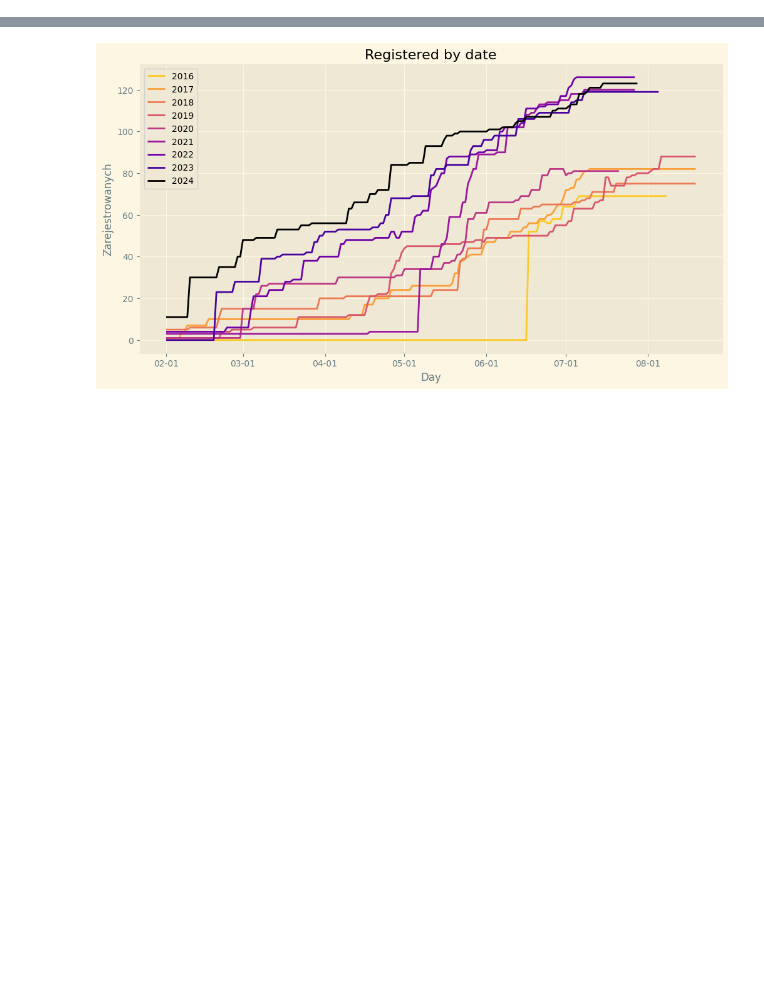
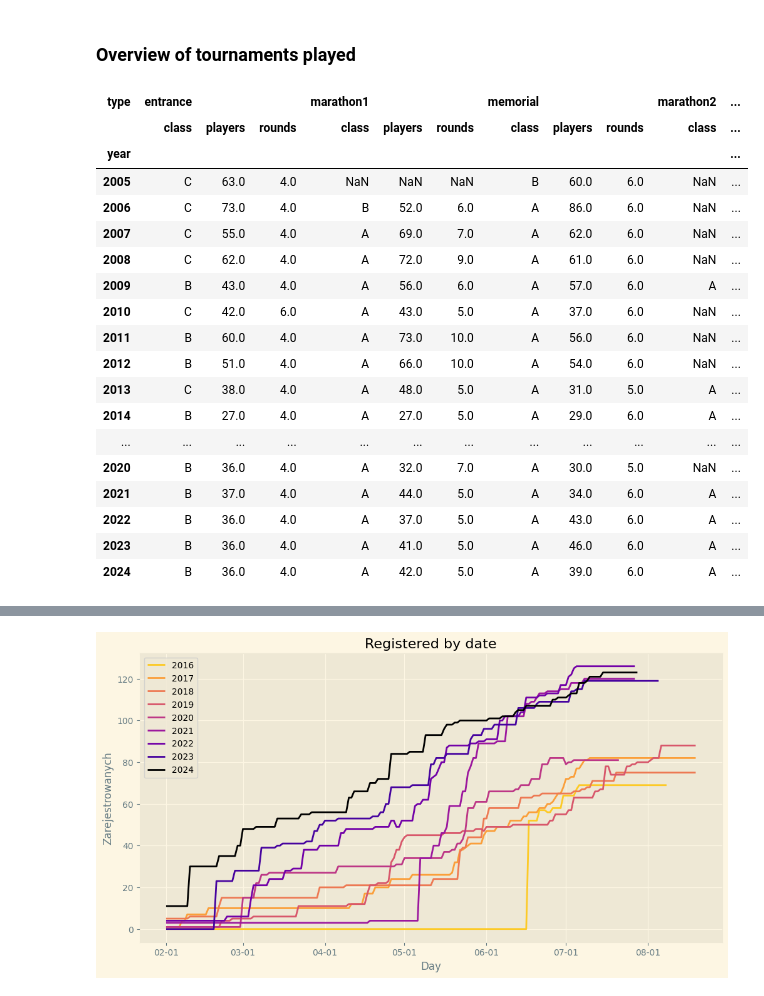
Before and after one commit to tasuki/lsg-analyze, a Jupyter notebook: notebooks/Insights.ipynb, the cells around one changed output, grey strips where cells are left out. Cells and saved outputs as stored; diff of their text form; code cells hidden in the pictures; blank space fills up the shorter version.

```diff
--- a/notebooks/Insights.ipynb
+++ b/notebooks/Insights.ipynb
@@ -37,0 +17,15 @@ plt.show()
+# %%
+def categorize(t):
+    if 'memorial' in t.lower():
+        return 'memorial'
+    if 'marathon' in t.lower() or 'marthon' in t.lower() or t == 'Summer Go Camp':
+        return 'marathon'
+    if 'entrance' in t.lower() or 'entry' in t.lower() or t == 'Summer Go School' or t == 'Summer Go School Rapid':
+        return 'entrance'
+    return 'other'
+
+df['year'] = pd.to_datetime(df['date']).dt.year
+df['type'] = df['desc'].apply(categorize)
+df_grouped = df.groupby(['year', 'type']).size().unstack(fill_value=0)
+df_grouped = df_grouped.reindex(columns=['entrance', 'memorial', 'marathon'], fill_value=0)
+df_grouped
@@ -37,0 +51,34 @@ plt.show()
+# %% [markdown]
+### Overview of tournaments played
+# %%
+df_filtered = df[df['type'] != 'other'].copy()
+df_filtered['type'] = df_filtered.groupby(['year', 'type']).cumcount().add(1).astype(str).where(df_filtered['type'] == 'marathon', '').radd(df_filtered['type'])
+
+pivot_df = df_filtered.pivot_table(index='year', columns='type', values=['players', 'rounds', 'class'], aggfunc='first')
+
+# Reorder the columns
+column_order = ['entrance', 'marathon1', 'memorial', 'marathon2']
+pivot_df = pivot_df.reorder_levels([1, 0], axis=1).sort_index(axis=1)
+pivot_df = pivot_df.reindex(columns=column_order, level=0, fill_value=0)
+
+pivot_df
+# %% [output]
+| type | entrance |  |  | marathon1 |  |  | memorial |  |  | marathon2 | ... |
+|  | class | players | rounds | class | players | rounds | class | players | rounds | class | ... |
+| year |  |  |  |  |  |  |  |  |  |  | ... |
+| 2005 | C | 63.0 | 4.0 | NaN | NaN | NaN | B | 60.0 | 6.0 | NaN | ... |
+| 2006 | C | 73.0 | 4.0 | B | 52.0 | 6.0 | A | 86.0 | 6.0 | NaN | ... |
+| 2007 | C | 55.0 | 4.0 | A | 69.0 | 7.0 | A | 62.0 | 6.0 | NaN | ... |
+| 2008 | C | 62.0 | 4.0 | A | 72.0 | 9.0 | A | 61.0 | 6.0 | NaN | ... |
+| 2009 | B | 43.0 | 4.0 | A | 56.0 | 6.0 | A | 57.0 | 6.0 | A | ... |
+| 2010 | C | 42.0 | 6.0 | A | 43.0 | 5.0 | A | 37.0 | 6.0 | NaN | ... |
+| 2011 | B | 60.0 | 4.0 | A | 73.0 | 10.0 | A | 56.0 | 6.0 | NaN | ... |
+| 2012 | B | 51.0 | 4.0 | A | 66.0 | 10.0 | A | 54.0 | 6.0 | NaN | ... |
+| 2013 | C | 38.0 | 4.0 | A | 48.0 | 5.0 | A | 31.0 | 5.0 | A | ... |
+| 2014 | B | 27.0 | 4.0 | A | 27.0 | 5.0 | A | 29.0 | 6.0 | A | ... |
+| ... | ... | ... | ... | ... | ... | ... | ... | ... | ... | ... | ... |
+| 2020 | B | 36.0 | 4.0 | A | 32.0 | 7.0 | A | 30.0 | 5.0 | NaN | ... |
+| 2021 | B | 37.0 | 4.0 | A | 44.0 | 5.0 | A | 34.0 | 6.0 | A | ... |
+| 2022 | B | 36.0 | 4.0 | A | 37.0 | 5.0 | A | 43.0 | 6.0 | A | ... |
+| 2023 | B | 36.0 | 4.0 | A | 41.0 | 5.0 | A | 46.0 | 6.0 | A | ... |
+| 2024 | B | 36.0 | 4.0 | A | 42.0 | 5.0 | A | 39.0 | 6.0 | A | ... |
```
Also changed, not shown: parts of 10 cells of this notebook, 1 other file.
